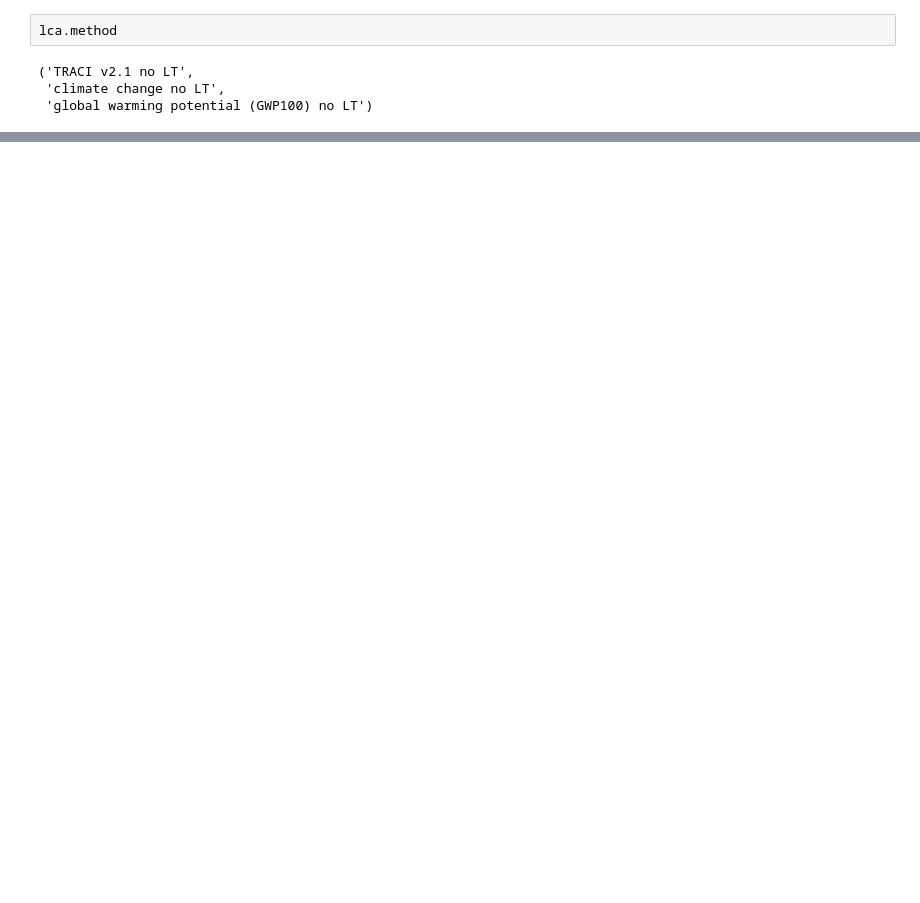
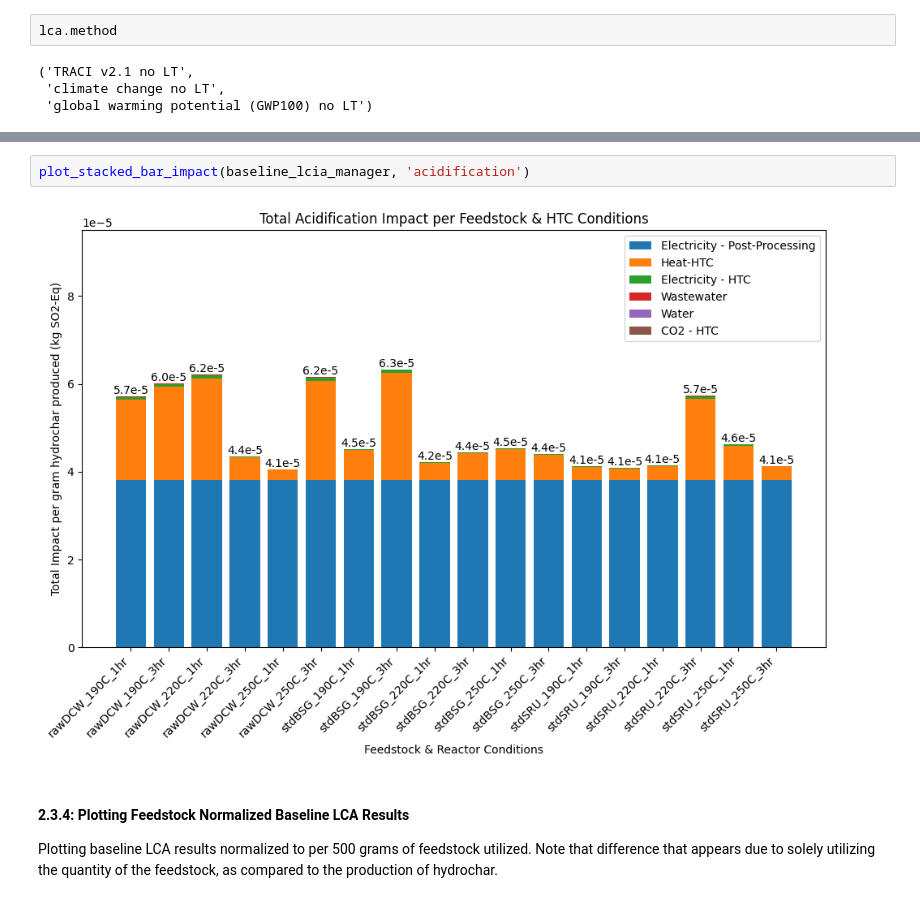
Before and after one commit to EME2-Lab/HTC-lab-exploratory, a Jupyter notebook: HTC-Uncertainty.ipynb, the cells around one changed output, grey strips where cells are left out. Drawn from its saved outputs; the diff is of its cells as text; blank space fills up the shorter version.

```diff
--- a/HTC-Uncertainty.ipynb
+++ b/HTC-Uncertainty.ipynb
@@ -453,0 +645,7 @@ Percentage of total impact: 86.74%
+# %%
+plot_stacked_bar_impact(baseline_lcia_manager, 'acidification')
+# %% [output]
+[figure, added]
+# %% [markdown]
+#### 2.3.4: Plotting Feedstock Normalized Baseline LCA Results
+Plotting baseline LCA results normalized to per 500 grams of feedstock utilized. Note that difference that appears due to solely utilizing the quantity of the feedstock, as compared to the production of hydrochar.
```
Also changed, not shown: parts of 41 cells of this notebook, 6 other files.
